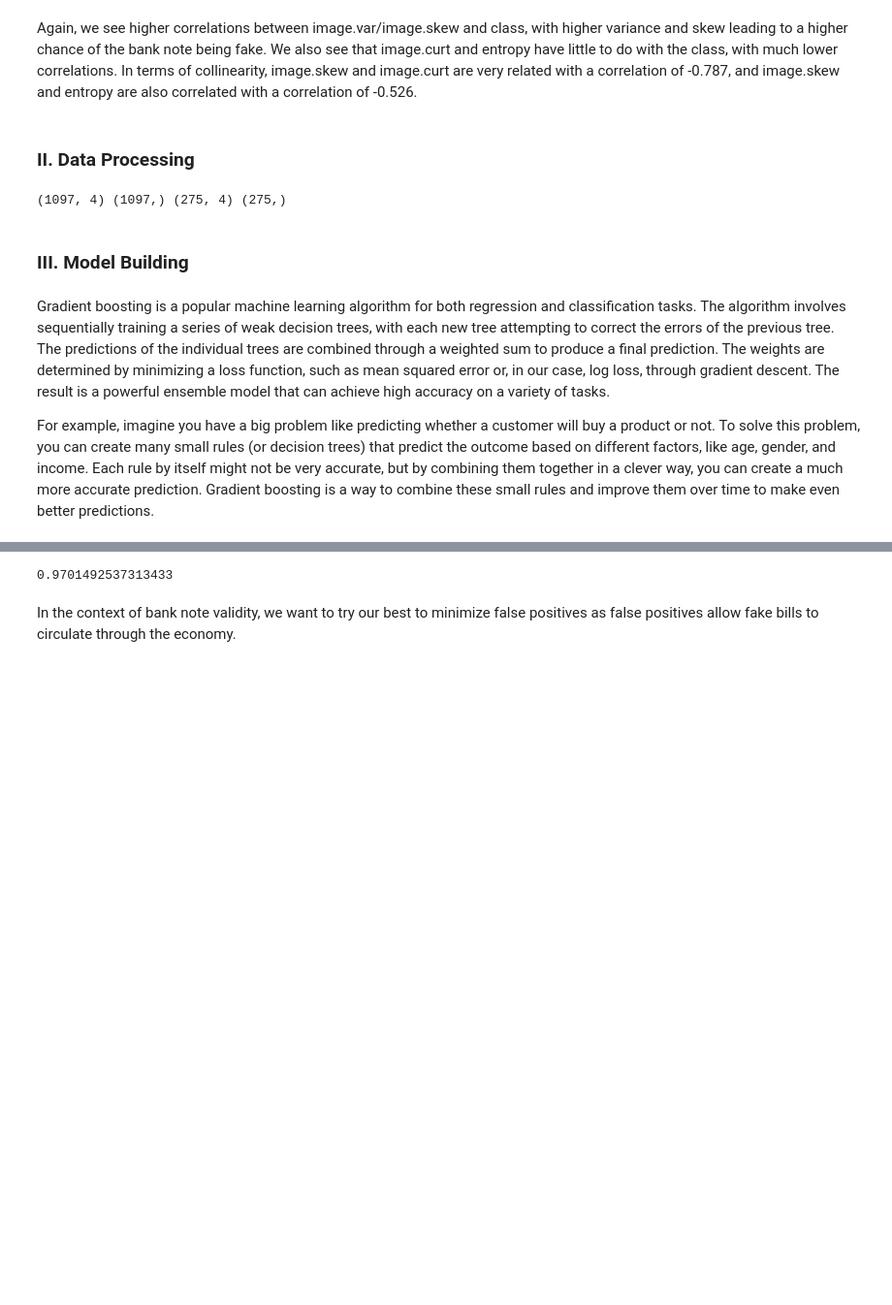
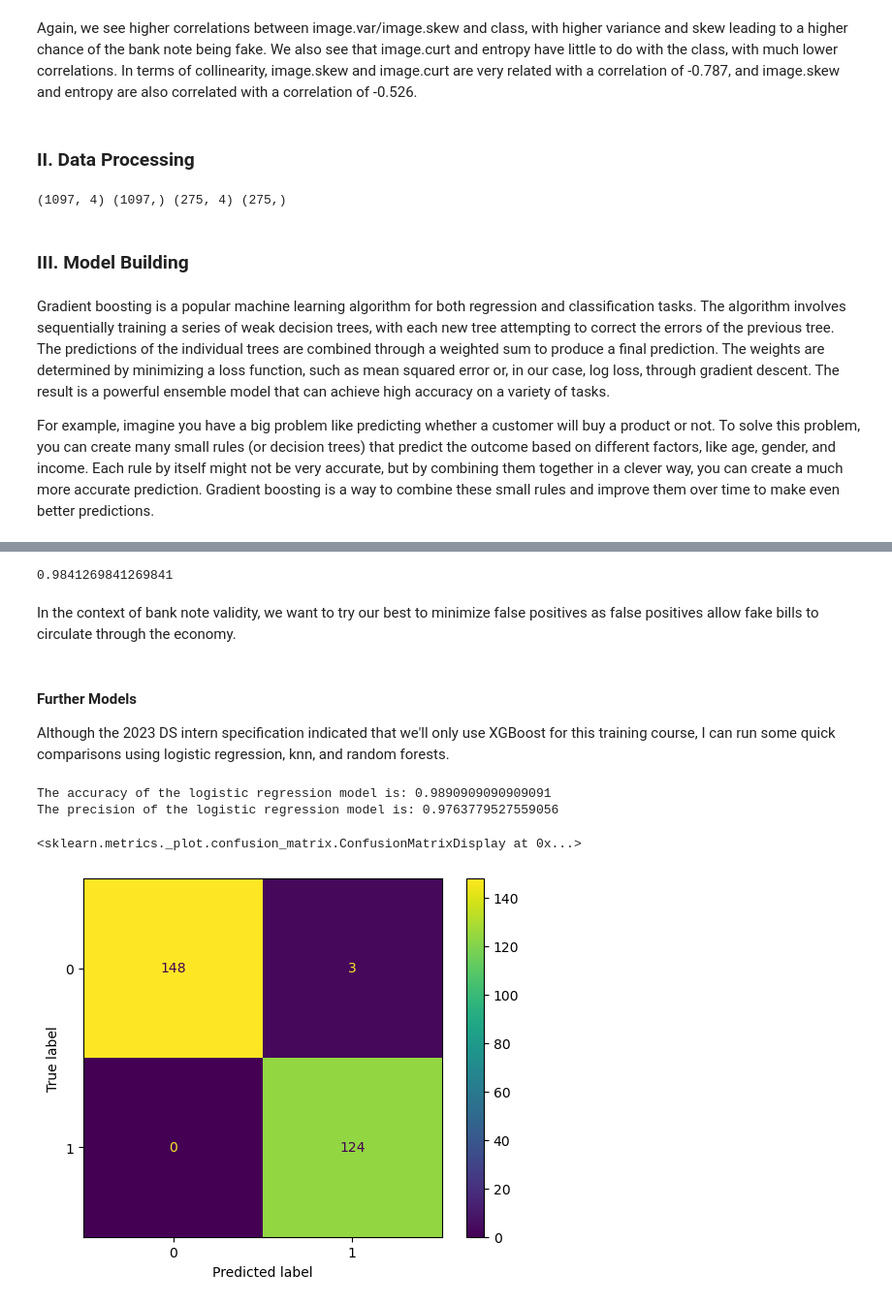
Before and after one commit to taroii/bank_note_verification, a Jupyter notebook: train.ipynb, the cells around one changed output, grey strips where cells are left out. Shown: that part at 97% size. Drawn from its saved outputs; the diff is of its cells as text; code cells hidden in the pictures; blank space fills up the shorter version.

Commit message:
Finished model building and analysis

```diff
--- a/train.ipynb
+++ b/train.ipynb
@@ -114,9 +115,39 @@ cm_display.plot()
 # %%
 # Precision
 from sklearn.metrics import precision_score
-precision = precision_score(y_test, y_hat)
-print(precision)
+xgb_precision = precision_score(y_test, y_hat)
+print(xgb_precision)
 # %% [output]
-0.9701492537313433
+0.9841269841269841
 # %% [markdown]
 In the context of bank note validity, we want to try our best to minimize false positives as false positives allow fake bills to circulate through the economy.
+# %% [markdown]
+#### Further Models
+
+Although the 2023 DS intern specification indicated that we'll only use XGBoost for this training course, I can run some quick comparisons using logistic regression, knn, and random forests.
+# %%
+# Logistic Regression
+from sklearn.linear_model import LogisticRegression
+
+logistic_model = LogisticRegression()
+logistic_model.fit(X_train, y_train)
+
+y_hat_logistic = logistic_model.predict(X_test)
+
+#Accuracy
+logistic_acc = logistic_model.score(X_test, y_test)
+print(f'The accuracy of the logistic regression model is: {logistic_acc}')
+
+#Precision
+logistic_precision = precision_score(y_test, y_hat_logistic)
+print(f'The precision of the logistic regression model is: {logistic_precision}')
+
+#Confusion Matrix
+cm = confusion_matrix(y_test, y_hat_logistic)
+cm_display = ConfusionMatrixDisplay(confusion_matrix = cm)
+cm_display.plot()
+# %% [output]
+The accuracy of the logistic regression model is: 0.9890909090909091
+The precision of the logistic regression model is: 0.9763779527559056
+<sklearn.metrics._plot.confusion_matrix.ConfusionMatrixDisplay at 0x...>
+[figure, added]
```
Also changed, not shown: parts of 9 cells of this notebook.
